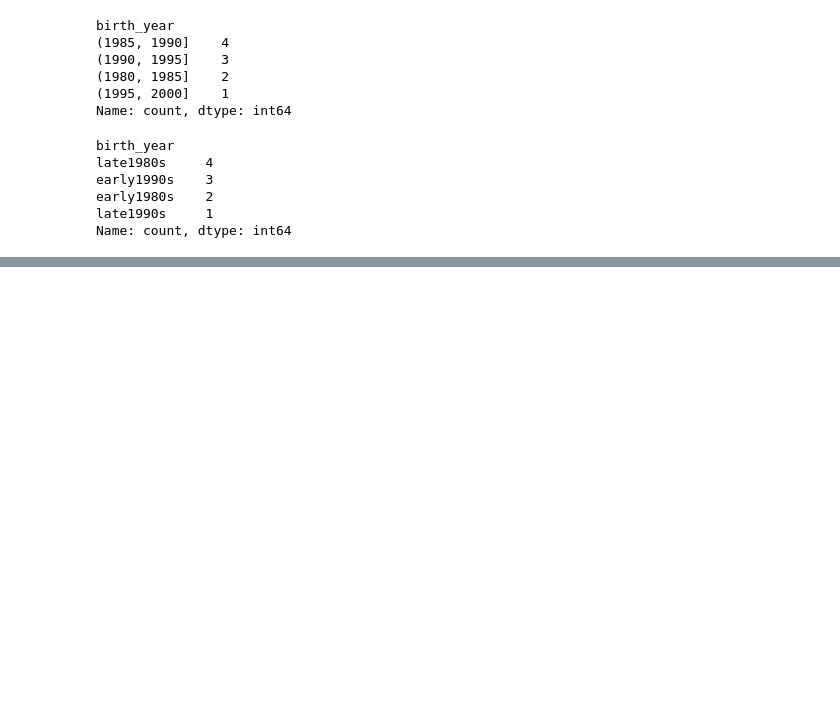
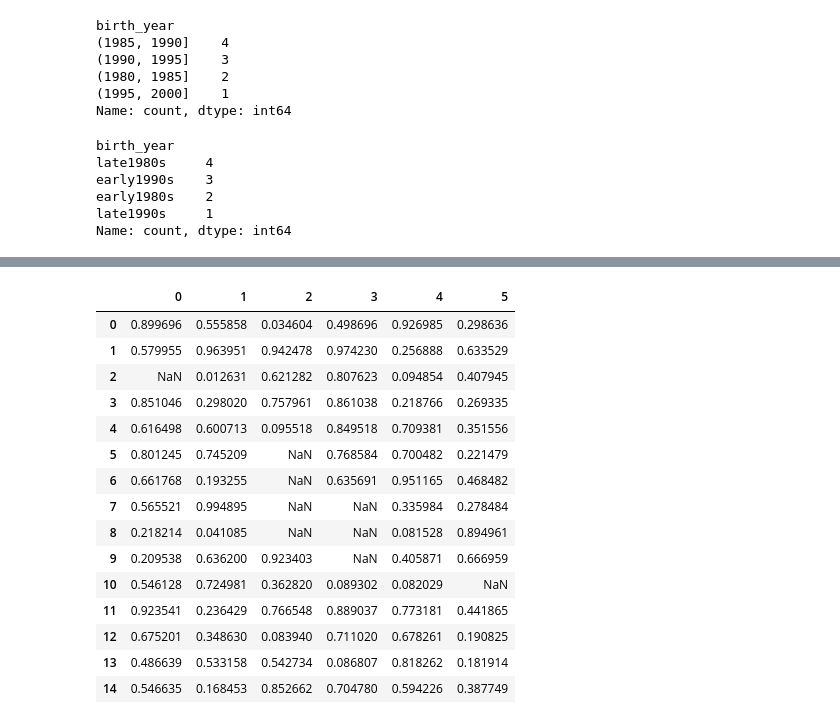
Before and after one commit to bossagyu/data-scientist-training-course, a Jupyter notebook: src/chapter6/chapter6.ipynb, the cells around one changed output, grey strips where cells are left out. Drawn from its saved outputs; the diff is of its cells as text; code cells hidden in the pictures; blank space fills up the shorter version.

```diff
--- a/src/chapter6/chapter6.ipynb
+++ b/src/chapter6/chapter6.ipynb
@@ -531,0 +794,32 @@ Name: count, dtype: int64
+# %%
+# データの準備
+import numpy as np
+from numpy import nan as NA
+import pandas as pd
+
+df2 = pd.DataFrame(np.random.rand(15,6))
+
+# NAにする
+df2.iloc[2,0] = NA
+df2.iloc[5:9,2] = NA
+df2.iloc[7:10,3] = NA
+df2.iloc[10,5] = NA
+
+df2
+# %% [output]
+|  | 0 | 1 | 2 | 3 | 4 | 5 |
+| 0 | 0.899696 | 0.555858 | 0.034604 | 0.498696 | 0.926985 | 0.298636 |
+| 1 | 0.579955 | 0.963951 | 0.942478 | 0.974230 | 0.256888 | 0.633529 |
+| 2 | NaN | 0.012631 | 0.621282 | 0.807623 | 0.094854 | 0.407945 |
+| 3 | 0.851046 | 0.298020 | 0.757961 | 0.861038 | 0.218766 | 0.269335 |
+| 4 | 0.616498 | 0.600713 | 0.095518 | 0.849518 | 0.709381 | 0.351556 |
+| 5 | 0.801245 | 0.745209 | NaN | 0.768584 | 0.700482 | 0.221479 |
+| 6 | 0.661768 | 0.193255 | NaN | 0.635691 | 0.951165 | 0.468482 |
+| 7 | 0.565521 | 0.994895 | NaN | NaN | 0.335984 | 0.278484 |
+| 8 | 0.218214 | 0.041085 | NaN | NaN | 0.081528 | 0.894961 |
+| 9 | 0.209538 | 0.636200 | 0.923403 | NaN | 0.405871 | 0.666959 |
+| 10 | 0.546128 | 0.724981 | 0.362820 | 0.089302 | 0.082029 | NaN |
+| 11 | 0.923541 | 0.236429 | 0.766548 | 0.889037 | 0.773181 | 0.441865 |
+| 12 | 0.675201 | 0.348630 | 0.083940 | 0.711020 | 0.678261 | 0.190825 |
+| 13 | 0.486639 | 0.533158 | 0.542734 | 0.086807 | 0.818262 | 0.181914 |
+| 14 | 0.546635 | 0.168453 | 0.852662 | 0.704780 | 0.594226 | 0.387749 |
```
Also changed, not shown: parts of 30 cells of this notebook.
